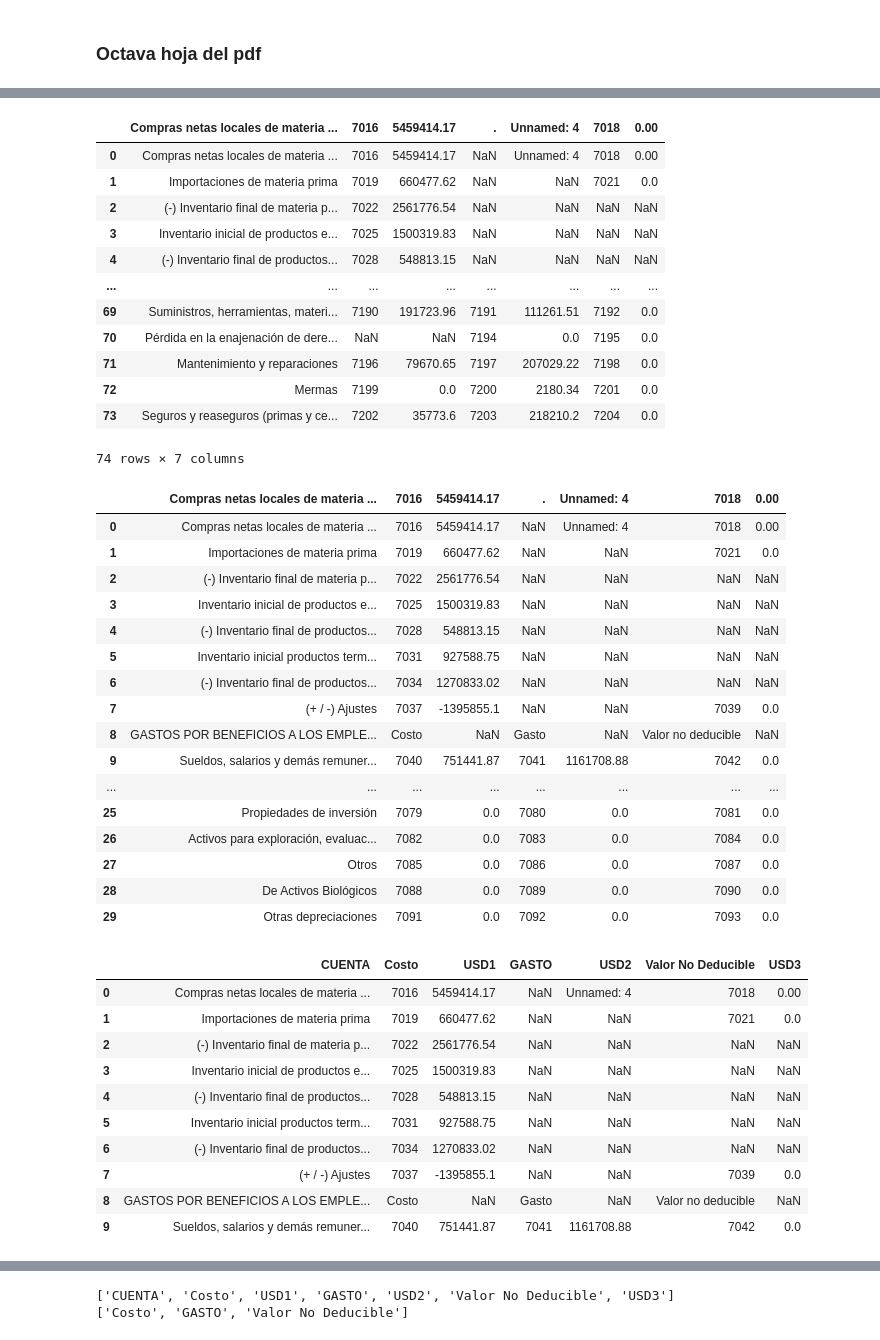
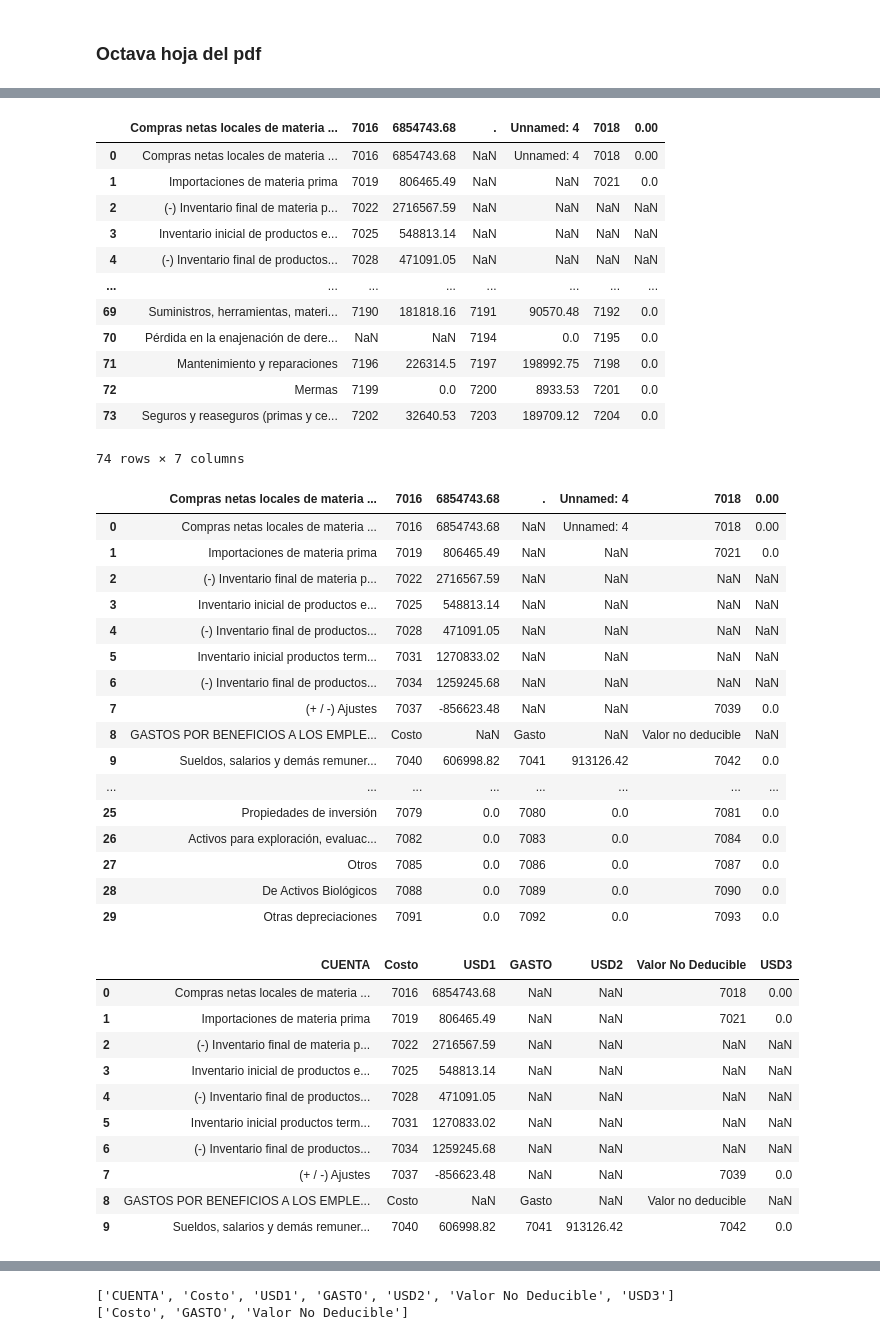
Before and after one commit to eoncorpec/pdf_to_excel_sc, a Jupyter notebook: CodsDocumentos3/est_sit_finan_alt2.ipynb, the cells around one changed output, grey strips where cells are left out. Saved outputs shown, nothing was run; the diff lists cells and outputs as text; code cells hidden in the pictures.

Commit message:
Codigos parte 1 y 2 para el nuevo formato de archivos

```diff
--- a/CodsDocumentos3/est_sit_finan_alt2.ipynb
+++ b/CodsDocumentos3/est_sit_finan_alt2.ipynb
@@ -11,8 +11,8 @@ please provide us feedback at https://github.com/pandas-dev/pandas/issues/54466
 
   import pandas as pd
 # %%
-pdfOriginal = "../Inputs/DocEconomica_6712_3_1_1_2020_12_31_00_00_00_000.pdf"
-excel_output_parte2 = "../Outputs/esf_alt2.xlsx"
+pdfOriginal = "../Inputs/DocEconomica_6712_3_1_1_2021_12_31_00_00_00_000.pdf"
+excel_output_parte2 = "../Outputs/esf_alt1.xlsx"
 # %% [markdown]
 ### Octava hoja del pdf
 # %%
@@ -74,33 +74,33 @@ dataFrame8
 dataFrame8.replace(".", np.nan, inplace=True)
 dataFrame8
 # %% [output]
-|  | Compras netas locales de materia ... | 7016 | 5459414.17 | . | Unnamed: 4 | 7018 | 0.00 |
-| 0 | Compras netas locales de materia ... | 7016 | 5459414.17 | NaN | Unnamed: 4 | 7018 | 0.00 |
-| 1 | Importaciones de materia prima | 7019 | 660477.62 | NaN | NaN | 7021 | 0.0 |
-| 2 | (-) Inventario final de materia p... | 7022 | 2561776.54 | NaN | NaN | NaN | NaN |
-| 3 | Inventario inicial de productos e... | 7025 | 1500319.83 | NaN | NaN | NaN | NaN |
-| 4 | (-) Inventario final de productos... | 7028 | 548813.15 | NaN | NaN | NaN | NaN |
+|  | Compras netas locales de materia ... | 7016 | 6854743.68 | . | Unnamed: 4 | 7018 | 0.00 |
+| 0 | Compras netas locales de materia ... | 7016 | 6854743.68 | NaN | Unnamed: 4 | 7018 | 0.00 |
+| 1 | Importaciones de materia prima | 7019 | 806465.49 | NaN | NaN | 7021 | 0.0 |
+| 2 | (-) Inventario final de materia p... | 7022 | 2716567.59 | NaN | NaN | NaN | NaN |
+| 3 | Inventario inicial de productos e... | 7025 | 548813.14 | NaN | NaN | NaN | NaN |
+| 4 | (-) Inventario final de productos... | 7028 | 471091.05 | NaN | NaN | NaN | NaN |
 | ... | ... | ... | ... | ... | ... | ... | ... |
-| 69 | Suministros, herramientas, materi... | 7190 | 191723.96 | 7191 | 111261.51 | 7192 | 0.0 |
+| 69 | Suministros, herramientas, materi... | 7190 | 181818.16 | 7191 | 90570.48 | 7192 | 0.0 |
 | 70 | Pérdida en la enajenación de dere... | NaN | NaN | 7194 | 0.0 | 7195 | 0.0 |
-| 71 | Mantenimiento y reparaciones | 7196 | 79670.65 | 7197 | 207029.22 | 7198 | 0.0 |
-| 72 | Mermas | 7199 | 0.0 | 7200 | 2180.34 | 7201 | 0.0 |
-| 73 | Seguros y reaseguros (primas y ce... | 7202 | 35773.6 | 7203 | 218210.2 | 7204 | 0.0 |
+| 71 | Mantenimiento y reparaciones | 7196 | 226314.5 | 7197 | 198992.75 | 7198 | 0.0 |
+| 72 | Mermas | 7199 | 0.0 | 7200 | 8933.53 | 7201 | 0.0 |
+| 73 | Seguros y reaseguros (primas y ce... | 7202 | 32640.53 | 7203 | 189709.12 | 7204 | 0.0 |
 74 rows × 7 columns
 # %%
 dataFrame8.iloc[:30]
 # %% [output]
-|  | Compras netas locales de materia ... | 7016 | 5459414.17 | . | Unnamed: 4 | 7018 | 0.00 |
-| 0 | Compras netas locales de materia ... | 7016 | 5459414.17 | NaN | Unnamed: 4 | 7018 | 0.00 |
-| 1 | Importaciones de materia prima | 7019 | 660477.62 | NaN | NaN | 7021 | 0.0 |
-| 2 | (-) Inventario final de materia p... | 7022 | 2561776.54 | NaN | NaN | NaN | NaN |
-| 3 | Inventario inicial de productos e... | 7025 | 1500319.83 | NaN | NaN | NaN | NaN |
-| 4 | (-) Inventario final de productos... | 7028 | 548813.15 | NaN | NaN | NaN | NaN |
-| 5 | Inventario inicial productos term... | 7031 | 927588.75 | NaN | NaN | NaN | NaN |
-| 6 | (-) Inventario final de productos... | 7034 | 1270833.02 | NaN | NaN | NaN | NaN |
-| 7 | (+ / -) Ajustes | 7037 | -1395855.1 | NaN | NaN | 7039 | 0.0 |
+|  | Compras netas locales de materia ... | 7016 | 6854743.68 | . | Unnamed: 4 | 7018 | 0.00 |
+| 0 | Compras netas locales de materia ... | 7016 | 6854743.68 | NaN | Unnamed: 4 | 7018 | 0.00 |
+| 1 | Importaciones de materia prima | 7019 | 806465.49 | NaN | NaN | 7021 | 0.0 |
+| 2 | (-) Inventario final de materia p... | 7022 | 2716567.59 | NaN | NaN | NaN | NaN |
+| 3 | Inventario inicial de productos e... | 7025 | 548813.14 | NaN | NaN | NaN | NaN |
+| 4 | (-) Inventario final de productos... | 7028 | 471091.05 | NaN | NaN | NaN | NaN |
+| 5 | Inventario inicial productos term... | 7031 | 1270833.02 | NaN | NaN | NaN | NaN |
+| 6 | (-) Inventario final de productos... | 7034 | 1259245.68 | NaN | NaN | NaN | NaN |
+| 7 | (+ / -) Ajustes | 7037 | -856623.48 | NaN | NaN | 7039 | 0.0 |
 | 8 | GASTOS POR BENEFICIOS A LOS EMPLE... | Costo | NaN | Gasto | NaN | Valor no deducible | NaN |
-| 9 | Sueldos, salarios y demás remuner... | 7040 | 751441.87 | 7041 | 1161708.88 | 7042 | 0.0 |
+| 9 | Sueldos, salarios y demás remuner... | 7040 | 606998.82 | 7041 | 913126.42 | 7042 | 0.0 |
 | ... | ... | ... | ... | ... | ... | ... | ... |
 | 25 | Propiedades de inversión | 7079 | 0.0 | 7080 | 0.0 | 7081 | 0.0 |
 | 26 | Activos para exploración, evaluac... | 7082 | 0.0 | 7083 | 0.0 | 7084 | 0.0 |
@@ -109,22 +109,22 @@ dataFrame8.iloc[:30]
 | 29 | Otras depreciaciones | 7091 | 0.0 | 7092 | 0.0 | 7093 | 0.0 |
 # %%
 dataFrame8.rename(inplace=True, columns={"Compras netas locales de materia prima":"CUENTA",
-                        "7016":"Costo", "5459414.17":"USD1", ".":"GASTO",
+                        "7016":"Costo", "6854743.68":"USD1", ".":"GASTO",
                         "Unnamed: 4":"USD2", "7018":"Valor No Deducible", "0.00":"USD3"})
 
 dataFrame8.iloc[:10]
 # %% [output]
 |  | CUENTA | Costo | USD1 | GASTO | USD2 | Valor No Deducible | USD3 |
-| 0 | Compras netas locales de materia ... | 7016 | 5459414.17 | NaN | Unnamed: 4 | 7018 | 0.00 |
-| 1 | Importaciones de materia prima | 7019 | 660477.62 | NaN | NaN | 7021 | 0.0 |
-| 2 | (-) Inventario final de materia p... | 7022 | 2561776.54 | NaN | NaN | NaN | NaN |
-| 3 | Inventario inicial de productos e... | 7025 | 1500319.83 | NaN | NaN | NaN | NaN |
-| 4 | (-) Inventario final de productos... | 7028 | 548813.15 | NaN | NaN | NaN | NaN |
-| 5 | Inventario inicial productos term... | 7031 | 927588.75 | NaN | NaN | NaN | NaN |
-| 6 | (-) Inventario final de productos... | 7034 | 1270833.02 | NaN | NaN | NaN | NaN |
-| 7 | (+ / -) Ajustes | 7037 | -1395855.1 | NaN | NaN | 7039 | 0.0 |
+| 0 | Compras netas locales de materia ... | 7016 | 6854743.68 | NaN | NaN | 7018 | 0.00 |
+| 1 | Importaciones de materia prima | 7019 | 806465.49 | NaN | NaN | 7021 | 0.0 |
+| 2 | (-) Inventario final de materia p... | 7022 | 2716567.59 | NaN | NaN | NaN | NaN |
+| 3 | Inventario inicial de productos e... | 7025 | 548813.14 | NaN | NaN | NaN | NaN |
+| 4 | (-) Inventario final de productos... | 7028 | 471091.05 | NaN | NaN | NaN | NaN |
+| 5 | Inventario inicial productos term... | 7031 | 1270833.02 | NaN | NaN | NaN | NaN |
+| 6 | (-) Inventario final de productos... | 7034 | 1259245.68 | NaN | NaN | NaN | NaN |
+| 7 | (+ / -) Ajustes | 7037 | -856623.48 | NaN | NaN | 7039 | 0.0 |
 | 8 | GASTOS POR BENEFICIOS A LOS EMPLE... | Costo | NaN | Gasto | NaN | Valor no deducible | NaN |
-| 9 | Sueldos, salarios y demás remuner... | 7040 | 751441.87 | 7041 | 1161708.88 | 7042 | 0.0 |
+| 9 | Sueldos, salarios y demás remuner... | 7040 | 606998.82 | 7041 | 913126.42 | 7042 | 0.0 |
 # %%
 dataFrame8.loc[0,"USD2"] = np.nan
 dataFrame8.iloc[:10]
```
Also changed, not shown: parts of 63 cells of this notebook, 1 other file.
